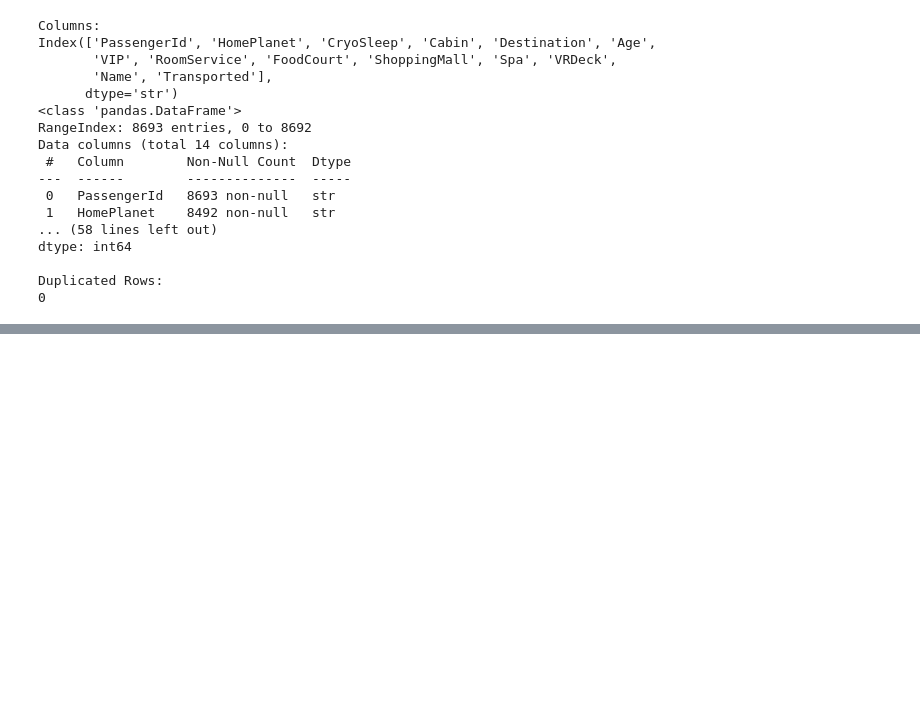
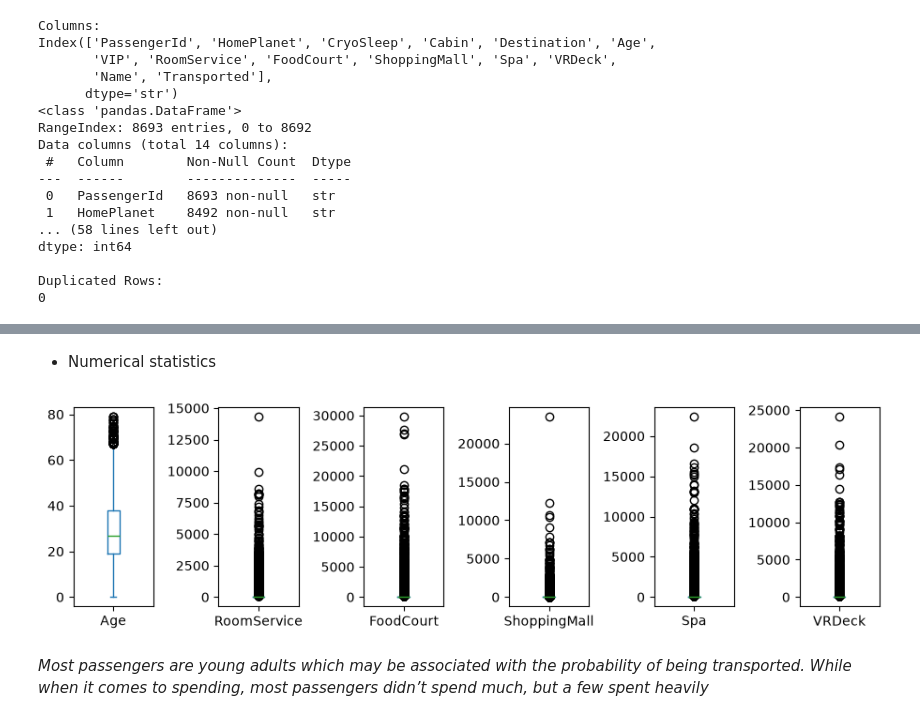
Before and after one commit to divneyrop/data-portfolio, a Jupyter notebook: notebooks/spaceship/eda.ipynb, the cells around one changed output, grey strips where cells are left out. Cells and saved outputs as stored; diff of their text form; code cells hidden in the pictures; blank space fills up the shorter version.

```diff
--- a/notebooks/spaceship/eda.ipynb
+++ b/notebooks/spaceship/eda.ipynb
@@ -43,0 +100,18 @@ Duplicated Rows:
+# %% [markdown]
+* Numerical statistics
+# %%
+numerical_cols = df.select_dtypes(include="number")
+
+numerical_cols.plot(
+    kind="box",
+    subplots=True,
+    layout=(8, 13),
+    figsize=(20, 20)
+)
+
+plt.tight_layout()
+plt.show()
+# %% [output]
+[figure, added]
+# %% [markdown]
+*Most passengers are young adults which may be associated with the probability of being transported. While when it comes to spending, most passengers didn’t spend much, but a few spent heavily*
```
Also changed, not shown: parts of 7 cells of this notebook.
